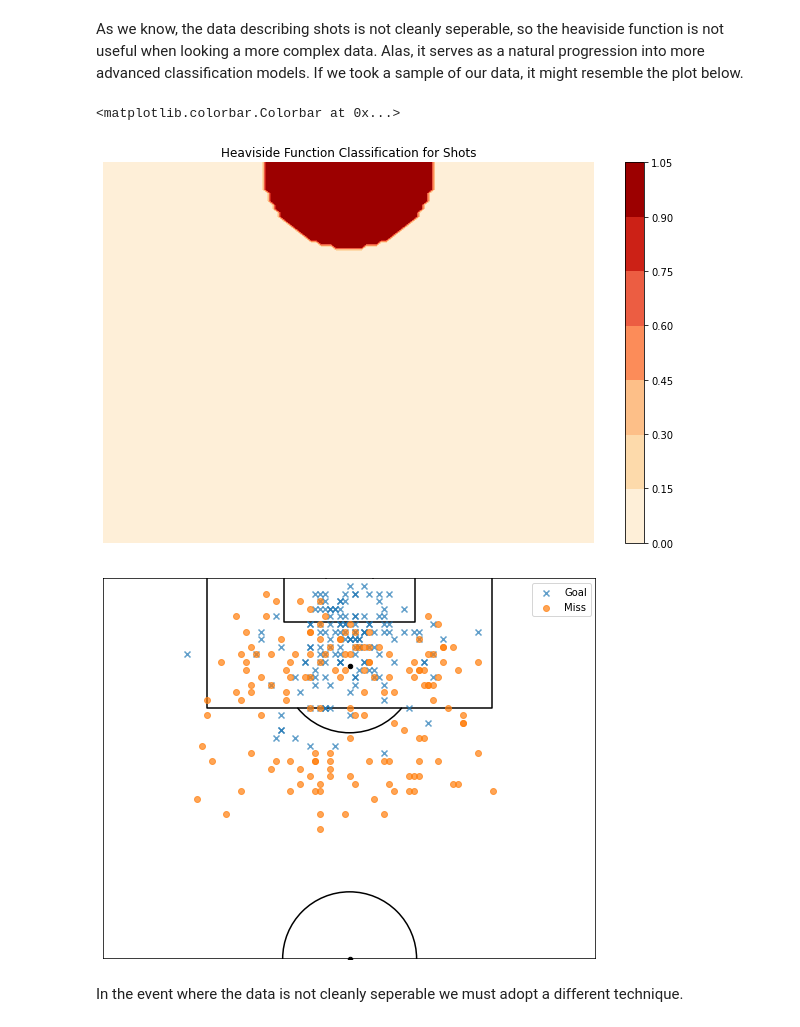
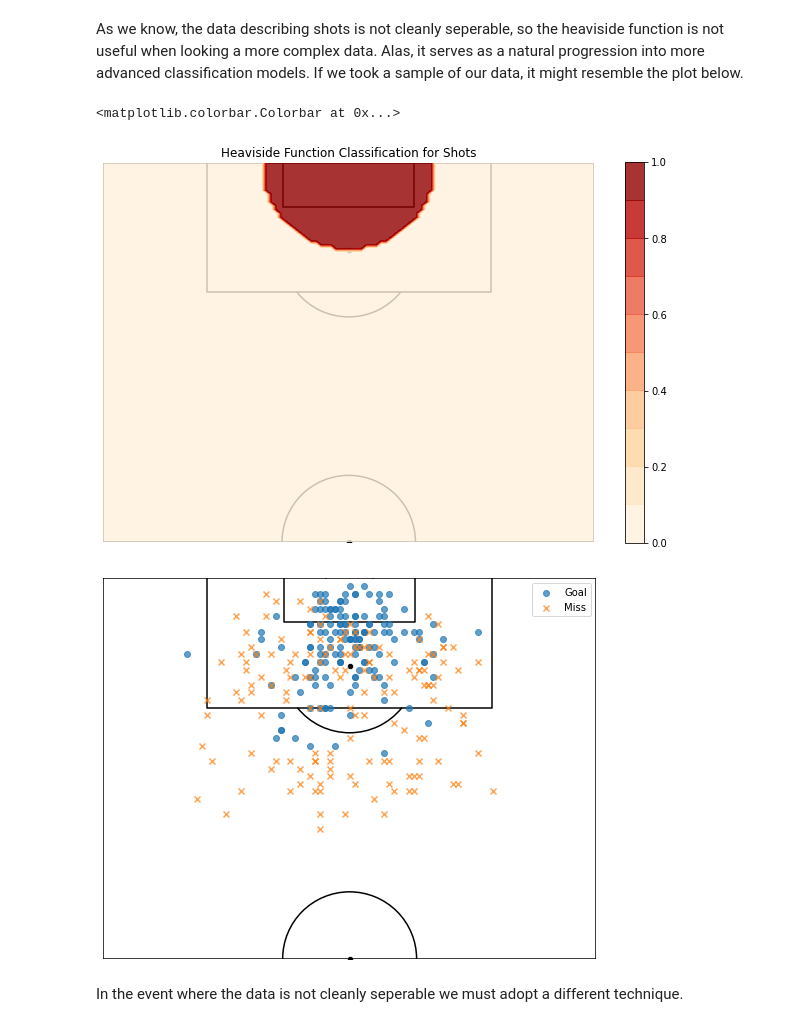
Before and after one commit to iandragulet/xG_Model_Workflow, a Jupyter notebook: xG_model_part2.ipynb, the cells around one changed output. Drawn from its saved outputs; the diff is of its cells as text; code cells hidden in the pictures.

```diff
--- a/xG_model_part2.ipynb
+++ b/xG_model_part2.ipynb
@@ -122,34 +127,41 @@ As we know, the data describing shots is not cleanly seperable, so the heaviside
 # %%
 #we are going to create a contour plot to see how the heaviside function classifies
 #first we must simulate the data above and we can do that by initializing
 #some numpy arrays what have certain properties
 from PlotPitch import draw_pitch
 def heaviside(Y):
     A = np.where(Y<=0, 0, 1)
     return A
 
 def heaviside_int(x1):
     'computes heaviside step function'
     return heaviside(x1).astype(dtype = int)
 
-fig, axes = plt.subplots(figsize=(11,7))
 
-x0 = np.linspace(0., +68, 100)
-x1 = np.linspace(0., +53, 100)
+fig, ax = plt.subplots(figsize=(11, 7))
+draw_pitch(orientation="vertical",
+           aspect="half",
+           pitch_color='white',
+           line_color="black",
+           ax=ax)
+
+x0 = np.linspace(0, 68, 100)
+x1 = np.linspace(0,53 , 100)
+x11 = np.linspace(53,0 , 100)
 x0_grid, x1_grid = np.meshgrid(x0, x1)
 h_grid = heaviside_int(144-(x0_grid-34)**2-(x1_grid-53)**2)
-plt.contourf(x0, x1, h_grid,cmap='OrRd')
+plt.contourf(x0, x11, h_grid,cmap='OrRd',alpha=.8,levels=10)
 plt.xlabel('X (m)')
 plt.ylabel('Y (m)')
 plt.title('Heaviside Function Classification for Shots')
 
 plt.axis('off')
 ax.set_xlim(0,68)
 ax.set_ylim(52.5,0)
 plt.colorbar()
 # %% [output]
 <matplotlib.colorbar.Colorbar at 0x...>
-[figure, old version]
+[figure, new version]
 # %%
 idx = np.where((df['Goal']==1) & (df['Distance'] < 25))
 df_log_goal = df.iloc[idx]
@@ -165,8 +177,8 @@ draw_pitch(orientation="vertical",
            pitch_color='white',
            line_color="black",
            ax=ax)
-goals = plt.scatter(data = df_log_goal.head(150),x='Y', y='X',alpha=.7,marker='x')
-misses = plt.scatter(data = df_log_miss.head(150),x='Y', y='X',alpha=.7,marker='o')
+goals = plt.scatter(data = df_log_goal.head(150),x='Y', y='X',alpha=.7)
+misses = plt.scatter(data = df_log_miss.head(150),x='Y', y='X',alpha=.7,marker='x')
 classifer = Arc(xy=(10,10),width=12,height=12)
 ax.set_xlim(0,68)
 ax.set_ylim(52.5,0)
@@ -176,6 +188,6 @@ plt.axis('off')
 
 plt.show()
 # %% [output]
-[figure, old version]
+[figure, new version]
 # %% [markdown]
 In the event where the data is not cleanly seperable we must adopt a different technique.
```
Also changed, not shown: parts of 50 cells of this notebook.
